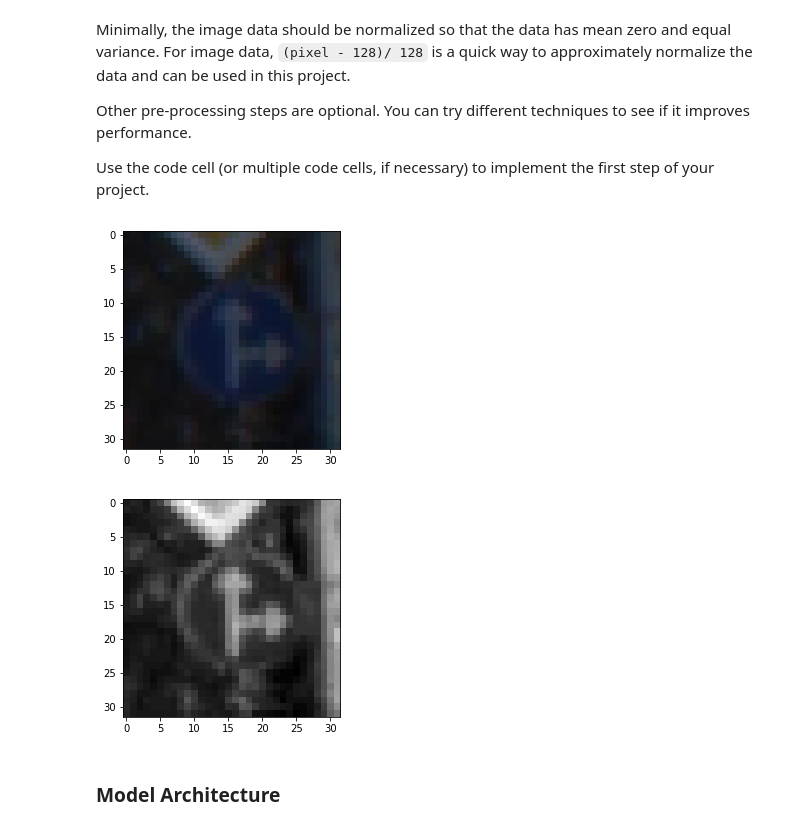
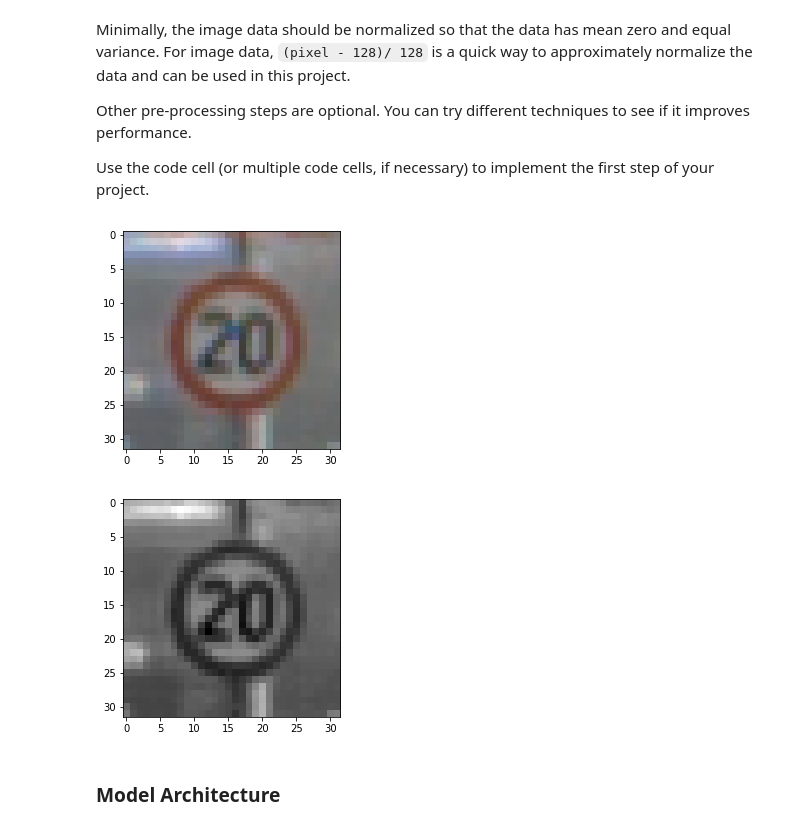
Before and after one commit to amorten/CarND-Traffic-Sign-Classifier-Project, a Jupyter notebook: Traffic_Sign_Classifier.ipynb, the cells around one changed output. Cells and saved outputs as stored; diff of their text form; code cells hidden in the pictures.

```diff
--- a/Traffic_Sign_Classifier.ipynb
+++ b/Traffic_Sign_Classifier.ipynb
@@ -213,36 +213,36 @@ def convert_to_gray(X):
     X_gray = np.reshape(X_gray, tuple(X_gray.shape)+(1,))
 
     return X_gray
 
 # Function normalizes image data (works for both color and grayscale)
 def normalize(X):
 
     X_normed = (X - 128.0)/128.0
     return X_normed
 
 
 # Convert all images to gray
 X_train_gray = convert_to_gray(X_train)
 X_valid_gray = convert_to_gray(X_valid)
 X_test_gray = convert_to_gray(X_test)
 
 # Normalize all images
 X_train_normed = normalize(X_train_gray)
 X_valid_normed = normalize(X_valid_gray)
 X_test_normed = normalize(X_test_gray)
 
 
 # Plot and example conversion to grayscale
-idx = 1000
+idx = 9999
 plt.figure()
 plt.imshow(X_train[idx])
 plt.savefig("writeup_images/color.png",bbox_inches='tight')
 plt.figure()
 plt.imshow(X_train_gray[idx].squeeze(),cmap="gray")
 plt.savefig("writeup_images/gray.png",bbox_inches='tight')
 # %% [output]
-[figure, old version]
+[figure, new version]
-[figure, old version]
+[figure, new version]
 # %% [markdown]
 ### Model Architecture
 # %%
```
Also changed, not shown: parts of 11 cells of this notebook, 2 other files.
